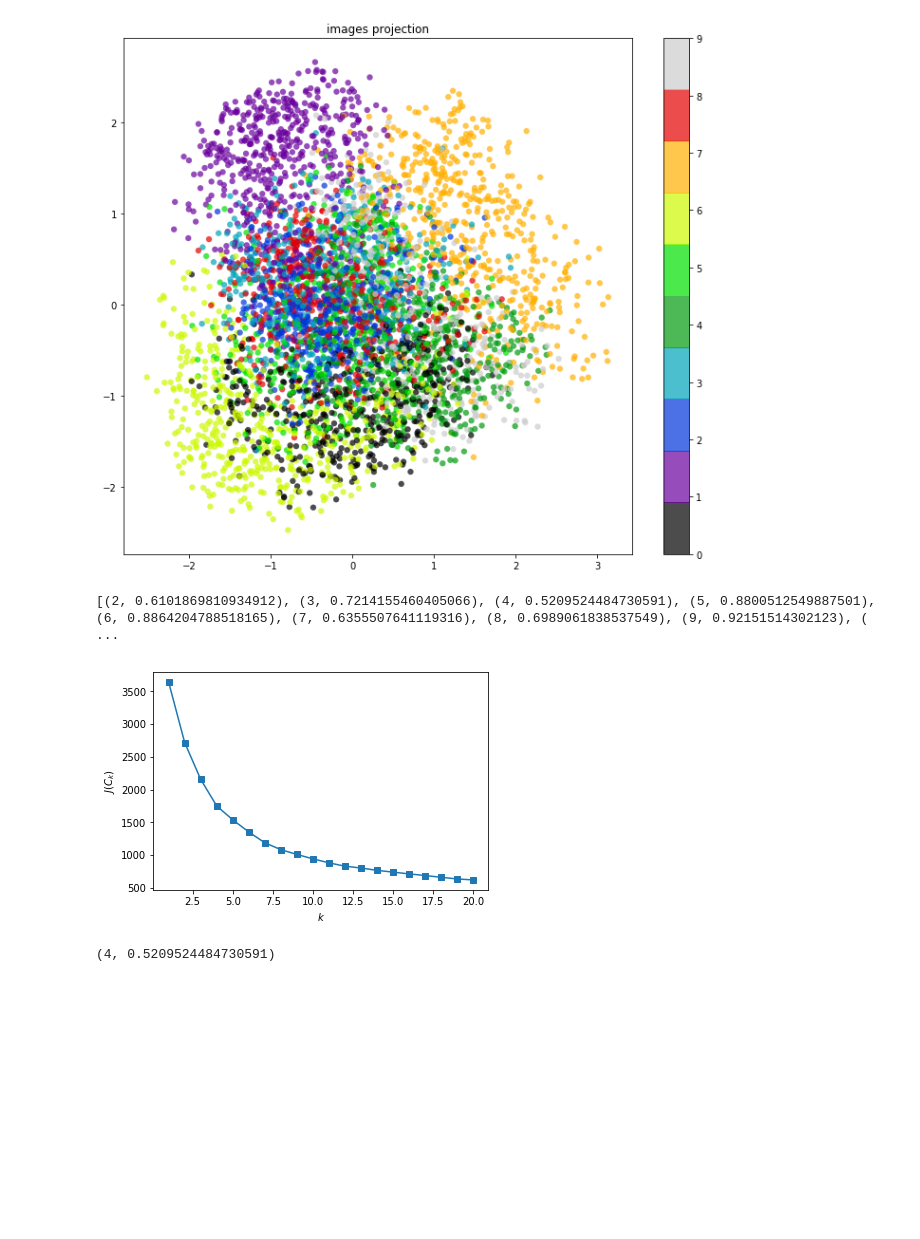
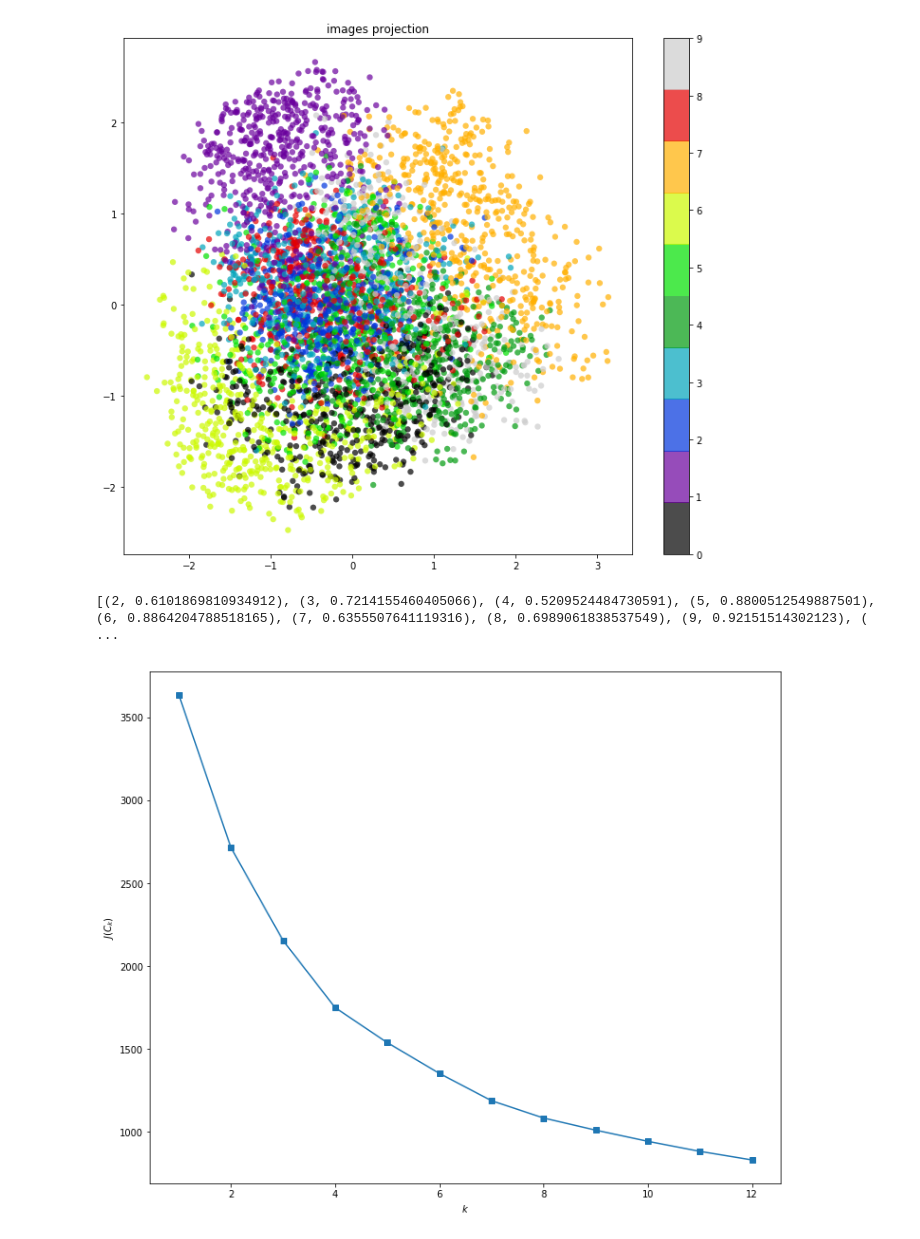
Before and after one commit to AlexeySrus/Clustering-by-VAE, a Jupyter notebook: mnist/dataset_test.ipynb, the cells around one changed output. Cells and saved outputs as stored; diff of their text form; code cells hidden in the pictures; blank space fills up the shorter version.

Commit message:
Update plots

```diff
--- a/mnist/dataset_test.ipynb
+++ b/mnist/dataset_test.ipynb
@@ -373,21 +376,19 @@ print(X_encode.shape)
 # %%
 from sklearn.cluster import KMeans
 
-N = [i + 1 for i in range(20)]
+N = [i + 1 for i in range(12)]
 inertia = []
 for k in N:
     kmeans = KMeans(n_clusters=k, random_state=1, n_jobs=4).fit(p_field)
     inertia.append(np.sqrt(kmeans.inertia_))
 
 d_list = [(i + 1, abs((inertia[i] - inertia[i + 1]) / (inertia[i - 1] - inertia[i])))  for i in range(1, len(inertia) - 1)]
 print(d_list)
+
+plt.figure(figsize=(12,10))
 plt.plot(N, inertia, marker='s');
 plt.xlabel('$k$')
 plt.ylabel('$J(C_k)$');
 # %% [output]
 [(2, 0.6101869810934912), (3, 0.7214155460405066), (4, 0.5209524484730591), (5, 0.8800512549887501), (6, 0.8864204788518165), (7, 0.6355507641119316), (8, 0.6989061838537549), (9, 0.92151514302123), ( ...
-[figure, old version]
+[figure, new version]
-# %%
-min(d_list, key=lambda x: x[1])
-# %% [output]
-(4, 0.5209524484730591)
```
Also changed, not shown: parts of 3 cells of this notebook.
